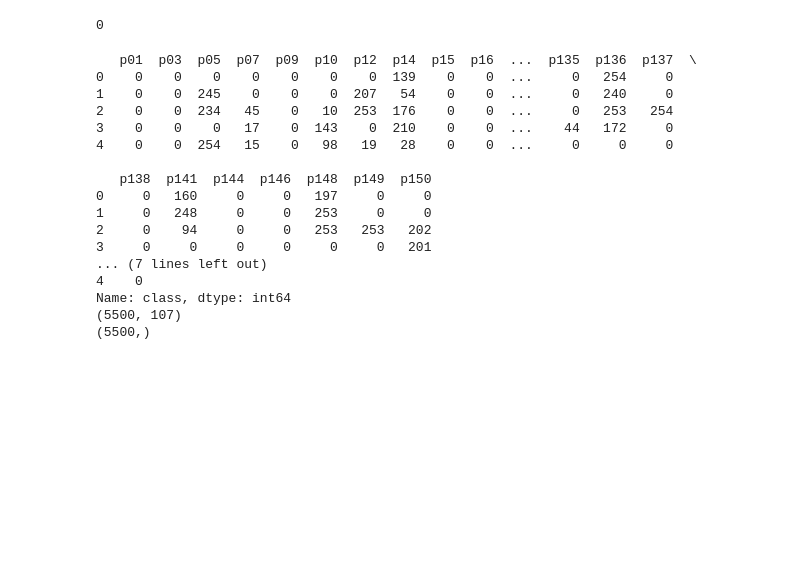
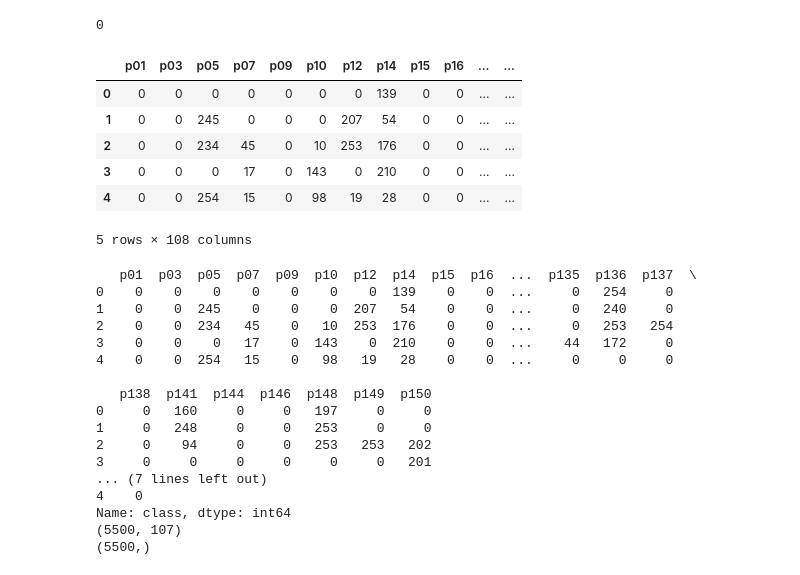
Before and after one commit to marcocarotta/mnist-outlier, a Jupyter notebook: notebook.ipynb, the cells around one changed output. Drawn from its saved outputs; the diff is of its cells as text; code cells hidden in the pictures; blank space fills up the shorter version.

```diff
--- a/notebook.ipynb
+++ b/notebook.ipynb
@@ -82,6 +80,16 @@ df_cleaned_features = df_cleaned.iloc[:, :-1]
 df_cleaned_labels = df_cleaned.iloc[:, -1]
 # %% [output]
 0
+# %%
+df_cleaned.head()
+# %% [output]
+|  | p01 | p03 | p05 | p07 | p09 | p10 | p12 | p14 | p15 | p16 | ... | ... |
+| 0 | 0 | 0 | 0 | 0 | 0 | 0 | 0 | 139 | 0 | 0 | ... | ... |
+| 1 | 0 | 0 | 245 | 0 | 0 | 0 | 207 | 54 | 0 | 0 | ... | ... |
+| 2 | 0 | 0 | 234 | 45 | 0 | 10 | 253 | 176 | 0 | 0 | ... | ... |
+| 3 | 0 | 0 | 0 | 17 | 0 | 143 | 0 | 210 | 0 | 0 | ... | ... |
+| 4 | 0 | 0 | 254 | 15 | 0 | 98 | 19 | 28 | 0 | 0 | ... | ... |
+5 rows × 108 columns
 # %%
 print(df_cleaned_features.head())
 print(df_cleaned_labels.head())
```
Also changed, not shown: parts of 16 cells of this notebook.
